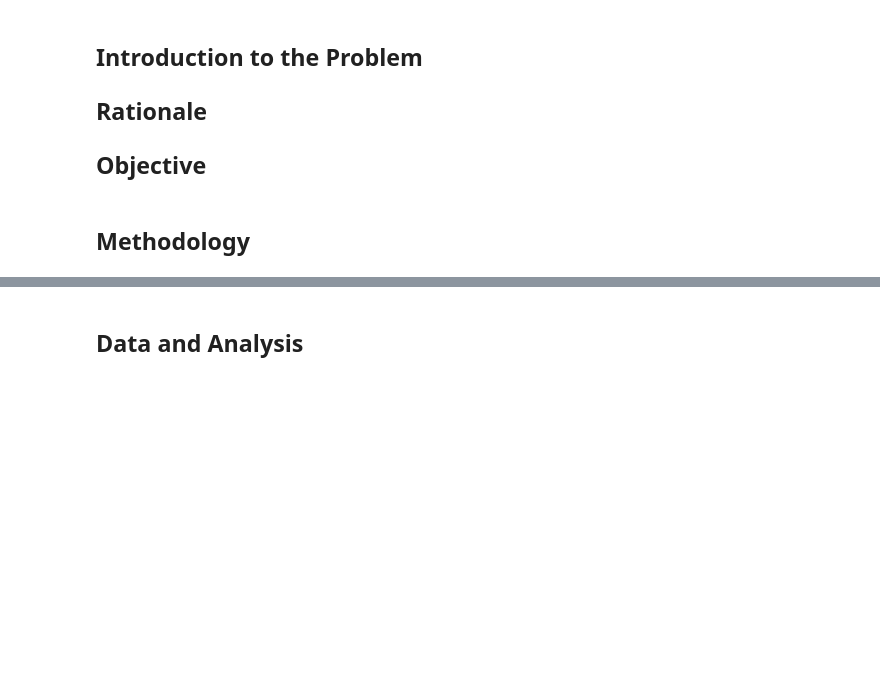
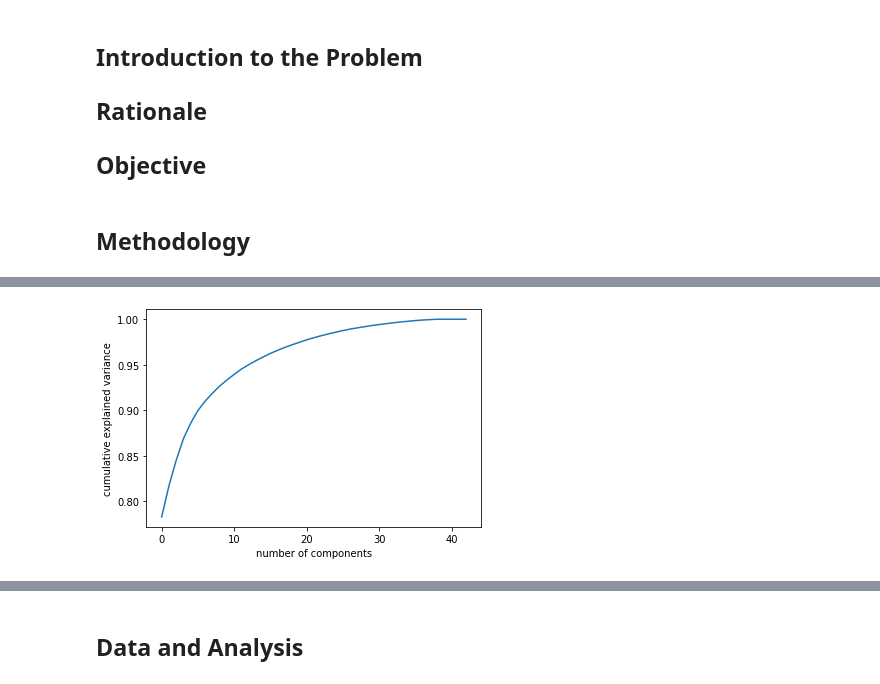
Before and after one commit to renzovirtucio/CS-180-Machine-Problem, a Jupyter notebook: Cruel, Nathan and Virtucio, Renzo - CS 180 Machine Problem.ipynb, the cells around one changed output, grey strips where cells are left out. Cells and saved outputs as stored; diff of their text form; code cells hidden in the pictures; blank space fills up the shorter version.

Commit message:
Comparison with dataset without G1-G3 + added documentation

```diff
--- a/Cruel, Nathan and Virtucio, Renzo - CS 180 Machine Problem.ipynb
+++ b/Cruel, Nathan and Virtucio, Renzo - CS 180 Machine Problem.ipynb
@@ -280,0 +178,90 @@ weighted avg       0.97      0.97      0.97       119
+# %%
+# Without G1 - G3
+
+# Define X and y for testing and training
+y = students_math['quality']
+X = students_math.drop(['quality', 'G1', 'G2', 'G3'], axis=1)
+print(X.shape, y.shape)
+# %%
+# Without G1 - G3
+
+# Compute for the Variance Inflation Factor of each variable to identify
+# multicollinearity
+def calculate_vif(data):
+    vif_df = pd.DataFrame(columns = ['Var', 'Vif'])
+    x_var_names = data.columns
+    for i in range(0, x_var_names.shape[0]):
+        y = data[x_var_names[i]]
+        x = data[x_var_names.drop([x_var_names[i]])]
+        r_squared = sm.OLS(y,x).fit().rsquared
+        vif = round(1/(1-r_squared),2)
+        vif_df.loc[i] = [x_var_names[i], vif]
+    return vif_df.sort_values(by = 'Vif', axis = 0, ascending=False, inplace=False)
+
+# Observe that some variables have a very large VIF, signalling multicollinearity
+calculate_vif(X)
+
+# To address multicollinearity, we utilize Principal Component Analysis.
+# Determine the optimal number of components based on the cumulative
+# explained variance.
+pca = PCA().fit(X)
+plt.plot(np.cumsum(pca.explained_variance_ratio_))
+plt.xlabel('number of components')
+plt.ylabel('cumulative explained variance')
+
+# Standardize the data
+X = StandardScaler().fit_transform(X)
+# PCA Projection
+pca = PCA(n_components=43)
+principalComponents = pca.fit_transform(X)
+X = pd.DataFrame(data = principalComponents)
+
+# Display new dataframe
+display(X)
+# Observe that the Variance Inflation Factor are low and uniform (1.0)
+calculate_vif(X)
+
+
+# Split the data for testing and training
+X_train, X_test, y_train, y_test = train_test_split(X, y, test_size=0.3, random_state=0)
+
+# Fitting a support vector machine
+model = SVC()
+model.fit(X_train, y_train)
+
+# Compute model predictions
+model_predictions = model.predict(X_test)
+# Plot confusion matrix
+plot_confusion_matrix(model, X_test, y_test, cmap=plt.cm.Blues)
+plt.show()
+# Print classification report
+print(classification_report(y_test, model_predictions))
+
+# Use GridSearchCV to optimize the parameters of SVC
+# Defining parameter range
+param_grid = {'C': [0.1, 1, 10, 100, 1000],
+              'gamma': [1, 0.1, 0.01, 0.001, 0.0001],
+              'kernel': ('linear', 'rbf', 'poly', 'sigmoid')}
+
+# Create grid object
+grid = GridSearchCV(SVC(), param_grid, refit = True, verbose = 3, n_jobs=-1)
+
+# Fitting the model for grid search
+grid.fit(X_train, y_train)
+
+# Print best parameter after tuning
+print(grid.best_params_)
+
+# Print how our model looks after hyper-parameter tuning
+print(grid.best_estimator_)
+
+# Compute grid predictions
+grid_predictions = grid.predict(X_test)
+
+# Plot confusion matrix
+plot_confusion_matrix(grid, X_test, y_test, cmap=plt.cm.Blues)
+plt.show()
+
+# Print classification report
+print(classification_report(y_test, grid_predictions))
+# %% [output]
@@ -280,0 +281 @@ weighted avg       0.97      0.97      0.97       119
+[figure, added]
```
Also changed, not shown: parts of 16 cells of this notebook.
